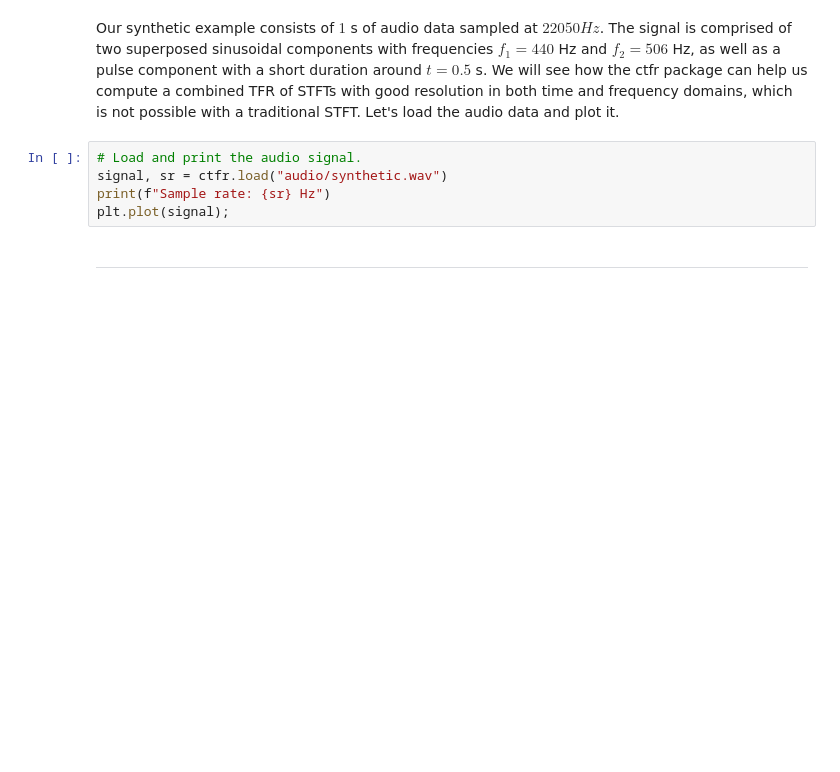
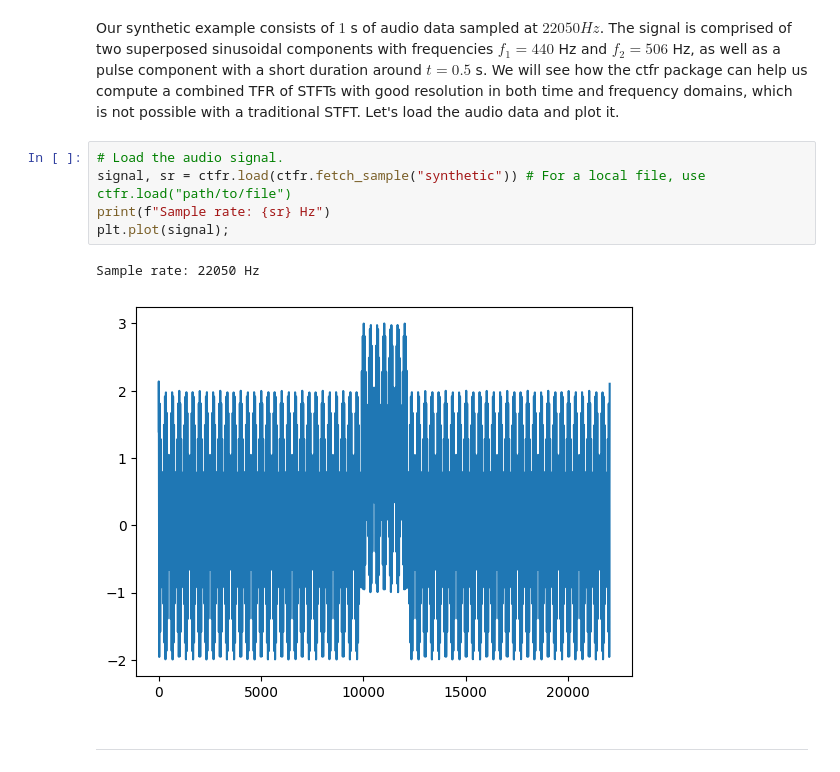
Before and after one commit to b-boechat/ctfr, a Jupyter notebook: examples/basic_usage.ipynb, the cells around one changed output. Cells and saved outputs as stored; diff of their text form; blank space fills up the shorter version.

Commit message:
Remove old sample loader.

```diff
--- a/examples/basic_usage.ipynb
+++ b/examples/basic_usage.ipynb
@@ -13,10 +13,13 @@ import matplotlib.pyplot as plt
 # %% [markdown]
 Our synthetic example consists of $1$ s of audio data sampled at $22050 Hz$. The signal is comprised of two superposed sinusoidal components with frequencies $f_1 = 440$ Hz and $f_2 = 506$ Hz, as well as a pulse component with a short duration around $t = 0.5$ s. We will see how the ctfr package can help us compute a combined TFR of STFTs with good resolution in both time and frequency domains, which is not possible with a traditional STFT. Let's load the audio data and plot it.
 # %%
-# Load and print the audio signal.
-signal, sr = ctfr.load("audio/synthetic.wav")
+# Load the audio signal.
+signal, sr = ctfr.load(ctfr.fetch_sample("synthetic")) # For a local file, use ctfr.load("path/to/file")
 print(f"Sample rate: {sr} Hz")
 plt.plot(signal);
+# %% [output]
+Sample rate: 22050 Hz
+[figure, added]
 # %% [markdown]
 ---
 # %% [markdown]
```
Also changed, not shown: parts of 8 cells of this notebook, 21 other files.
